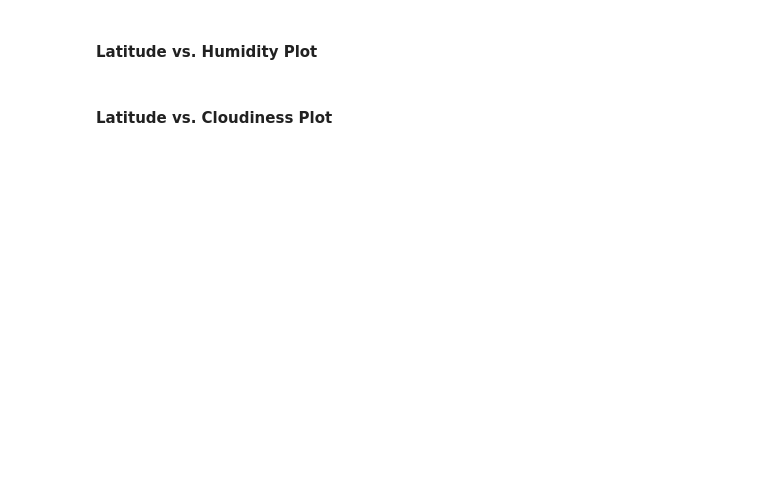
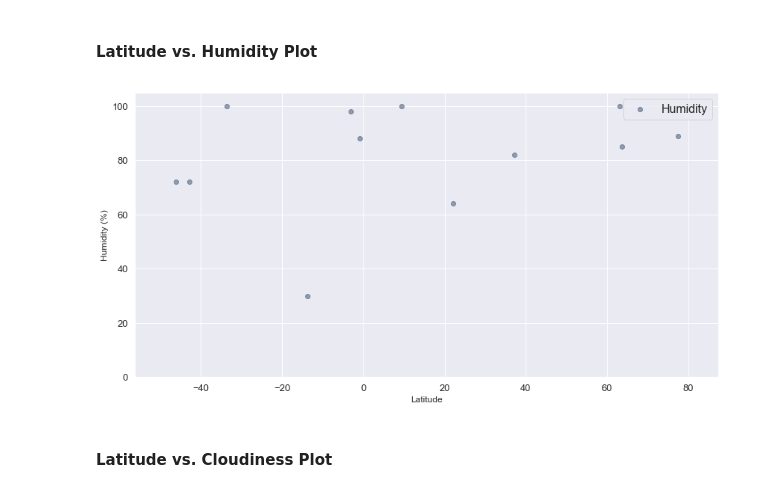
Before and after one commit to hvannia/WeatherPy, a Jupyter notebook: WeatherPy.ipynb, the cells around one changed output. Saved outputs shown, nothing was run; the diff lists cells and outputs as text; code cells hidden in the pictures; blank space fills up the shorter version.

```diff
--- a/WeatherPy.ipynb
+++ b/WeatherPy.ipynb
@@ -184,4 +179,23 @@ plt.show()
 # %% [markdown]
 #### Latitude vs. Humidity Plot
+# %%
+x= weather_data['Lat']
+y= weather_data['Humidity']
+s= y*10
+plt.figure(figsize=(14, 7), dpi= 72)
+
+plt.scatter(x,y, marker='o', facecolors='tab:gray' ,edgecolors='b', alpha=0.75)
+#gca=get current axis
+plt.gca().set(xlim=(min(weather_data['Lat']-10),max(weather_data['Lat']+10)),
+              ylim=(0,105),
+              xlabel='Latitude',
+              ylabel='Humidity (%)')
+plt.xticks(fontsize=13)
+plt.yticks(fontsize=13)
+plt.title='Humidity  vs. Latitude '
+plt.legend(fontsize=16)
+plt.show()
+# %% [output]
+[figure, added]
 # %% [markdown]
 #### Latitude vs. Cloudiness Plot
```
Also changed, not shown: parts of 10 cells of this notebook.
